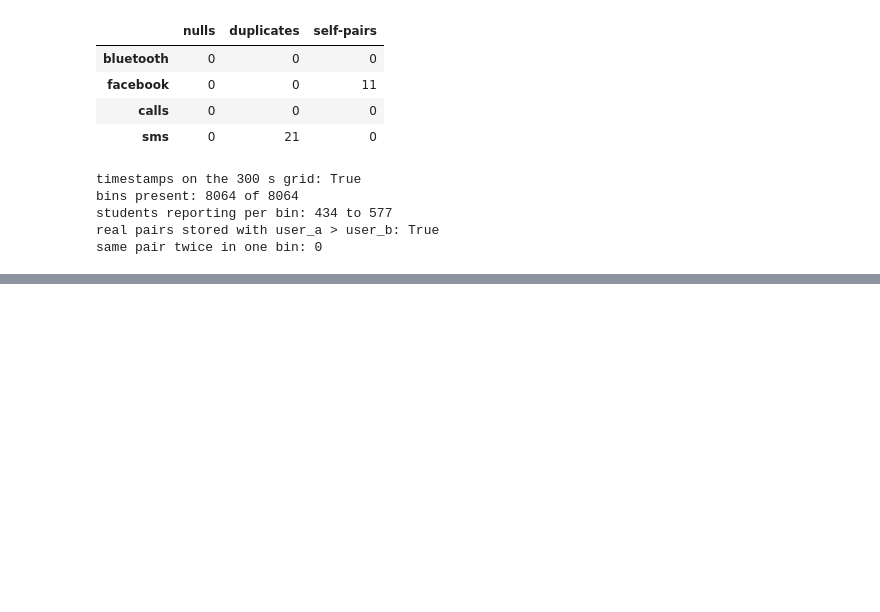
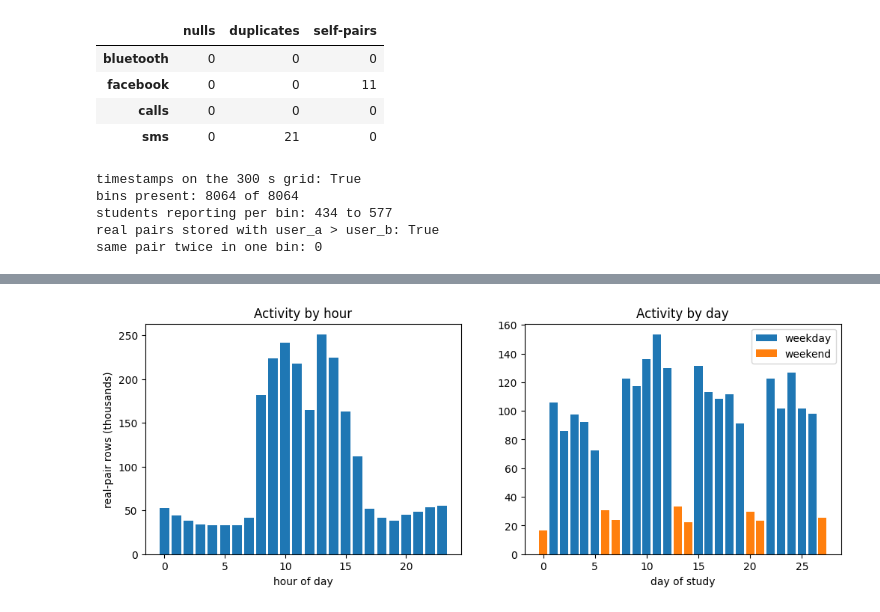
Before and after one commit to s9ib0T/uu-data-mining-1, a Jupyter notebook: notebooks/preprocess.ipynb, the cells around one changed output, grey strips where cells are left out. Saved outputs shown, nothing was run; the diff lists cells and outputs as text; code cells hidden in the pictures; blank space fills up the shorter version.

```diff
--- a/notebooks/preprocess.ipynb
+++ b/notebooks/preprocess.ipynb
@@ -88,0 +126,4 @@ same pair twice in one bin: 0
+# %%
+fig = pp.plot_activity(real)
+# %% [output]
+[figure, added]
```
Also changed, not shown: parts of 16 cells of this notebook, 2 other files.
